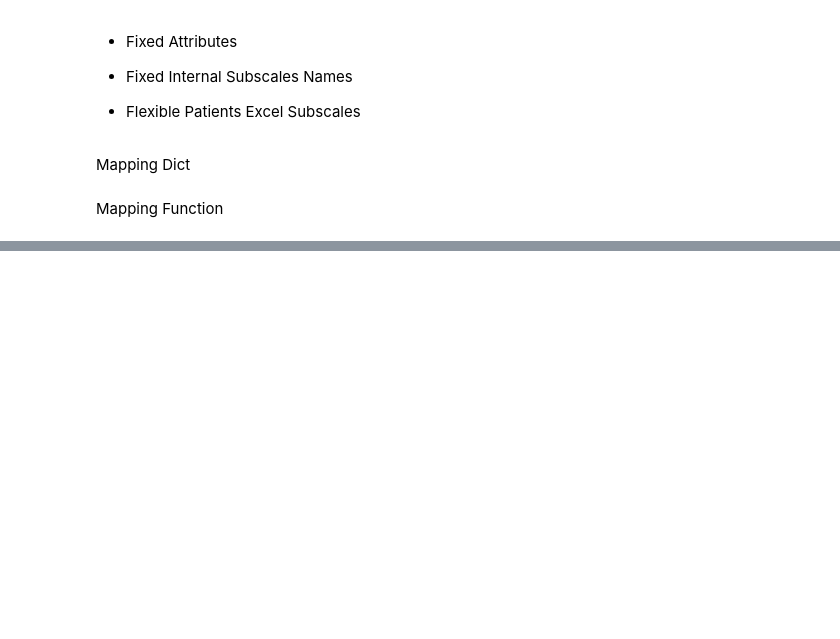
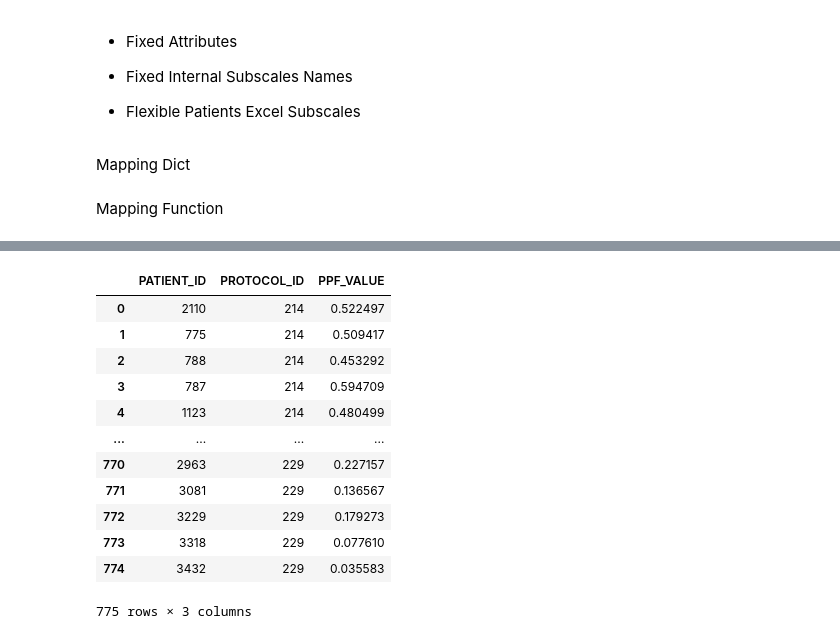
Before and after one commit to dabadav/ai-cdss, a Jupyter notebook: notebooks/pipeline_test.ipynb, the cells around one changed output, grey strips where cells are left out. Cells and saved outputs as stored; diff of their text form; code cells hidden in the pictures; blank space fills up the shorter version.

```diff
--- a/notebooks/pipeline_test.ipynb
+++ b/notebooks/pipeline_test.ipynb
@@ -295,0 +311,7 @@ def map_latent_to_clinical(protocol_attributes, mapping_dict, agg_func=np.mean):
+# %%
+# Process Patient - Loads Max Scales
+patient_processor = ClinicalProcessor()
+deficit = patient_processor.process(patient)
+
+protocol_processor = ProtocolProcessor()
+attributes = protocol_processor.process(protocol)
@@ -295,0 +341,32 @@ def map_latent_to_clinical(protocol_attributes, mapping_dict, agg_func=np.mean):
+# %%
+def feature_contributions(df_A, df_B):
+    # Convert to numpy
+    A = df_A.to_numpy()
+    B = df_B.to_numpy()
+
+    # Compute row-wise norms
+    A_norms = np.linalg.norm(A, axis=1, keepdims=True)
+    B_norms = np.linalg.norm(B, axis=1, keepdims=True)
+
+    # Replace zero norms with a small value to avoid NaN (division by zero)
+    A_norms[A_norms == 0] = 1e-10
+    B_norms[B_norms == 0] = 1e-10
+
+    # Normalize each row to unit vectors
+    A_norm = A / A_norms
+    B_norm = B / B_norms
+
+    # Compute feature contributions
+    contributions = A_norm[:, np.newaxis, :] * B_norm[np.newaxis, :, :]
+
+    return contributions
+
+def compute_ppf(patient_data, protocol_data):
+    """ Compute the patient-protocol feature matrix (PPF) and feature contributions.
+    """
+    contributions = feature_contributions(patient_data, protocol_data)
+    ppf = np.sum(contributions, axis=2)
+    ppf = pd.DataFrame(ppf, index=patient_data.index, columns=protocol_data.index)
+    contributions = pd.DataFrame(contributions.tolist(), index=patient_data.index, columns=protocol_data.index)
+
+    return ppf, contributions
@@ -295,0 +394,18 @@ def map_latent_to_clinical(protocol_attributes, mapping_dict, agg_func=np.mean):
+# %%
+ppf, contrib = compute_ppf(patient, attributes)
+# %%
+ppf.reset_index().melt(id_vars=ppf.index.names, var_name="PROTOCOL_ID", value_name="PPF_VALUE")
+# %% [output]
+|  | PATIENT_ID | PROTOCOL_ID | PPF_VALUE |
+| 0 | 2110 | 214 | 0.522497 |
+| 1 | 775 | 214 | 0.509417 |
+| 2 | 788 | 214 | 0.453292 |
+| 3 | 787 | 214 | 0.594709 |
+| 4 | 1123 | 214 | 0.480499 |
+| ... | ... | ... | ... |
+| 770 | 2963 | 229 | 0.227157 |
+| 771 | 3081 | 229 | 0.136567 |
+| 772 | 3229 | 229 | 0.179273 |
+| 773 | 3318 | 229 | 0.077610 |
+| 774 | 3432 | 229 | 0.035583 |
+775 rows × 3 columns
```
Also changed, not shown: parts of 11 cells of this notebook, 8 other files.
